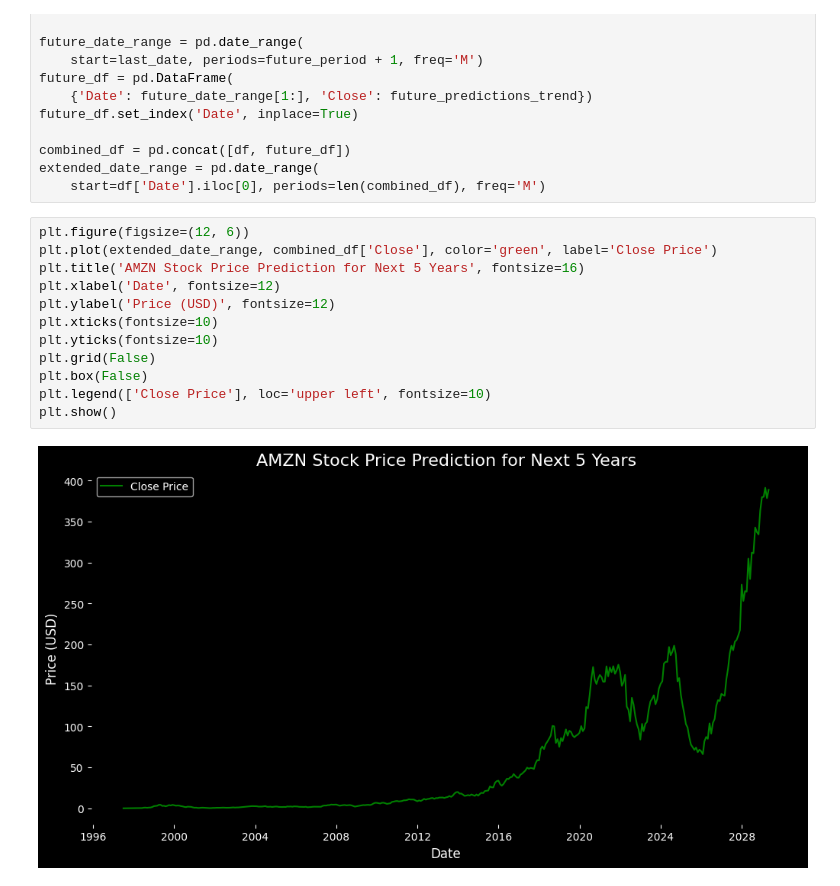
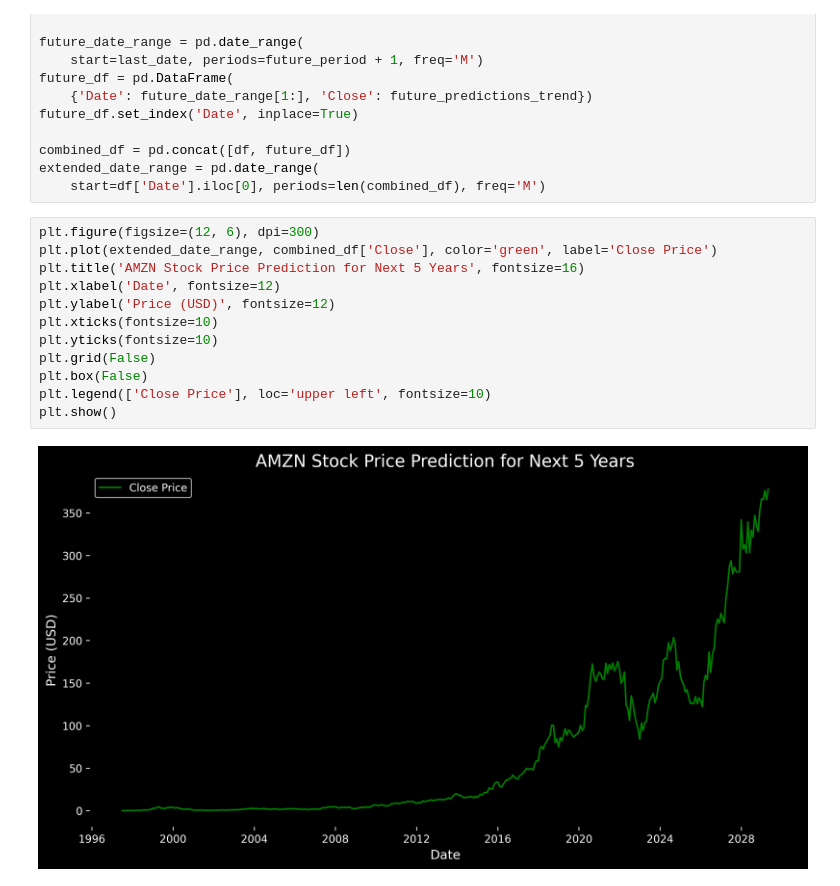
Before and after one commit to kingslayer1312/StockPrediction, a Jupyter notebook: model-amzn.ipynb, the cells around one changed output. Drawn from its saved outputs; the diff is of its cells as text.

Commit message:
added graphs

```diff
--- a/model-amzn.ipynb
+++ b/model-amzn.ipynb
@@ -207,16 +207,16 @@ combined_df = pd.concat([df, future_df])
 extended_date_range = pd.date_range(
     start=df['Date'].iloc[0], periods=len(combined_df), freq='M')
 # %%
-plt.figure(figsize=(12, 6))
+plt.figure(figsize=(12, 6), dpi=300)
 plt.plot(extended_date_range, combined_df['Close'], color='green', label='Close Price')
 plt.title('AMZN Stock Price Prediction for Next 5 Years', fontsize=16)
 plt.xlabel('Date', fontsize=12)
 plt.ylabel('Price (USD)', fontsize=12)
 plt.xticks(fontsize=10)
 plt.yticks(fontsize=10)
 plt.grid(False)
 plt.box(False)
 plt.legend(['Close Price'], loc='upper left', fontsize=10)
 plt.show()
 # %% [output]
-[figure, old version]
+[figure, new version]
```
Also changed, not shown: parts of 6 cells of this notebook, 8 other files.
